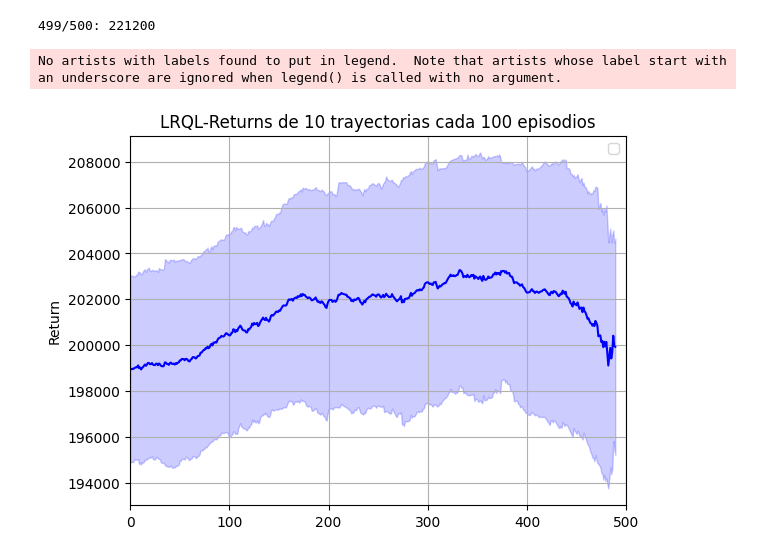
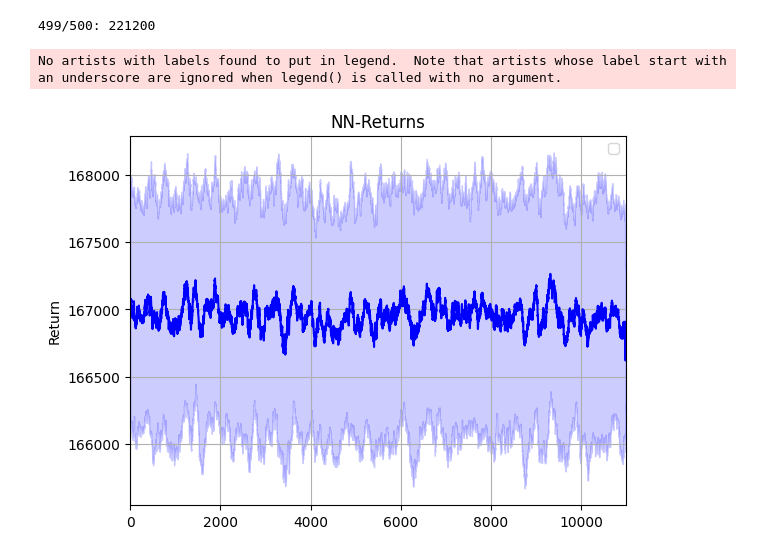
Before and after one commit to Oseluss/RMS, a Jupyter notebook: ARM-RED-PG-NN.ipynb, the cells around one changed output. Drawn from its saved outputs; the diff is of its cells as text; code cells hidden in the pictures.

```diff
--- a/ARM-RED-PG-NN.ipynb
+++ b/ARM-RED-PG-NN.ipynb
@@ -23,6 +23,6 @@ cuda
 # %%
-env = env_hubs1(model="Exp", T=2000)
-M = 33
+env = env_hubs2(model="Exp", T=1800)
+M = 13
 F = 2
 
 #Dimensiónes del espacio de estados
@@ -41,15 +41,15 @@ actor = models.PolicyNetwork(
 
 critc = models.ValueNetwork(
     num_inputs=len(dims_state),
-    num_hiddens=[64, 64],
+    num_hiddens=[128, 128],
     num_outputs=1,
 ).double().to(device)
 
 Trainer = train.Trainer("sgd", "sgd")
 
-re_agent = reinforce.ReinforceSoftmaxNN(actor, critc, gamma=.99, tau=.99, lr_actor= 1e-5,device=device)
+re_agent = reinforce.ReinforceSoftmaxNN(actor, critc, gamma=.99, tau=.99, lr_actor= 1e-4,device=device)
 trpo_agent = trpo.TRPOSoftmaxNN(actor, critc, gamma=.999, tau=.999, delta=.01, cg_dampening=0.3, cg_tolerance=1e-10, cg_iteration=15,device=device)
-ppo_agent = ppo.PPOSoftmaxNN(actor, critc,gamma=.999, tau=.999, lr_actor=1e-5, epochs=500, eps_clip=0.01,device=device)
+ppo_agent = ppo.PPOSoftmaxNN(actor, critc,gamma=.999, tau=.999, lr_actor=1e-2, epochs=50, eps_clip=0.01,device=device)
 # %%
 R_exp = []
 time_exp = []
@@ -57,9 +57,9 @@ qfun_exp = []
 pg_model = []
 
 PG_MODEL = "PPO"
-epochs=8000
+epochs=20000
 max_steps=2000
-update_freq=4000
+update_freq=10000
 initial_offset=0
 
 if PG_MODEL == "Reinforce":
@@ -89,3 +90,5 @@ qfun_exp.append(agent)
+# %%
+qfun_exp.append(agent)
 # %%
 import os
 # Asegurarse de que el directorio exista, si no existe, créalo
@@ -143,24 +148,24 @@ qfun_exp = exp["qfun_exp"]
 # %%
 from algorithms.utils import generate_random_colors
 
 colors = generate_random_colors(1)
-totals = R_exp[0]
+totals = R_exp[0][9000:]
 Rs = np.array(totals).ravel()
 
 mean = np.array([np.mean(Rs[i:i+100]) for i in range(len(Rs) - 10)])
 std = np.array([np.std(Rs[i:i+100]) for i in range(len(Rs) - 10)])
 time = np.arange(mean.size)
 plt.plot(mean,color='b')
 #plt.plot(Rsim, color = 'r')
 plt.fill_between(time, mean - std, mean + std, color='b', alpha=0.2)
 
 plt.xlim(0, len(Rs))
 plt.grid()
 plt.ylabel("Return")
 plt.legend()
-plt.title("LRQL-Returns de 10 trayectorias cada 100 episodios")
+plt.title("NN-Returns")
 
-plt.savefig("results/"+ name_exp +"/Returns_" +Demand_Model + "_" + Qfun_model +"_" + Red_name +".png")
+plt.savefig("results/"+ name_exp + "/Returns_" + Demand_Model + "_" + Qfun_model +"_" + Red_name +".png")
 # %% [output]
 No artists with labels found to put in legend.  Note that artists whose label start with an underscore are ignored when legend() is called with no argument.
-[figure, old version]
+[figure, new version]
```
Also changed, not shown: parts of 5 cells of this notebook, 4 other files.
